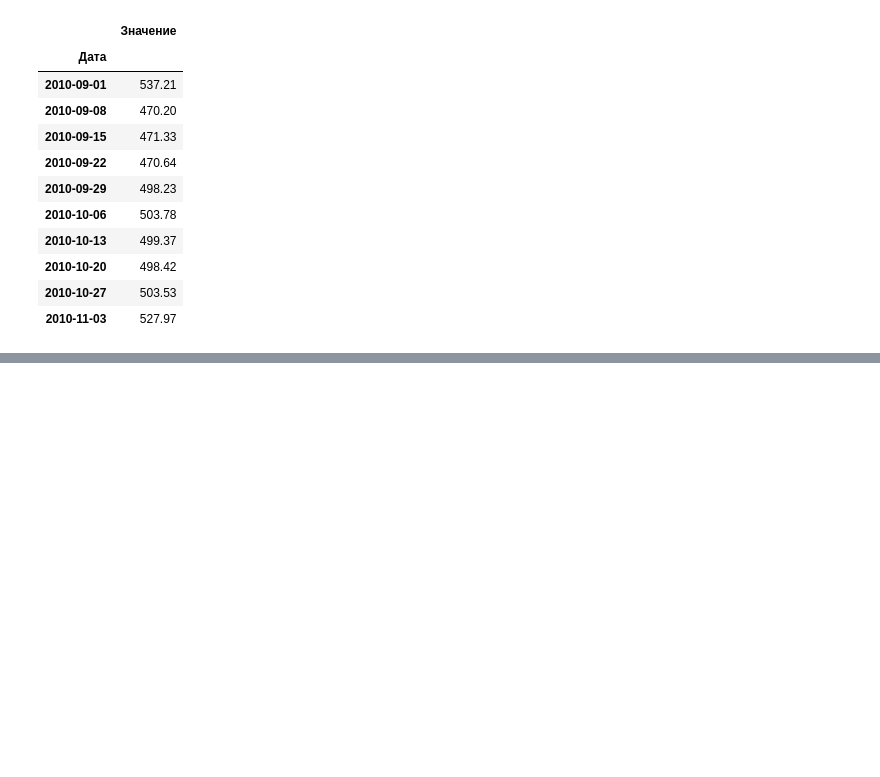
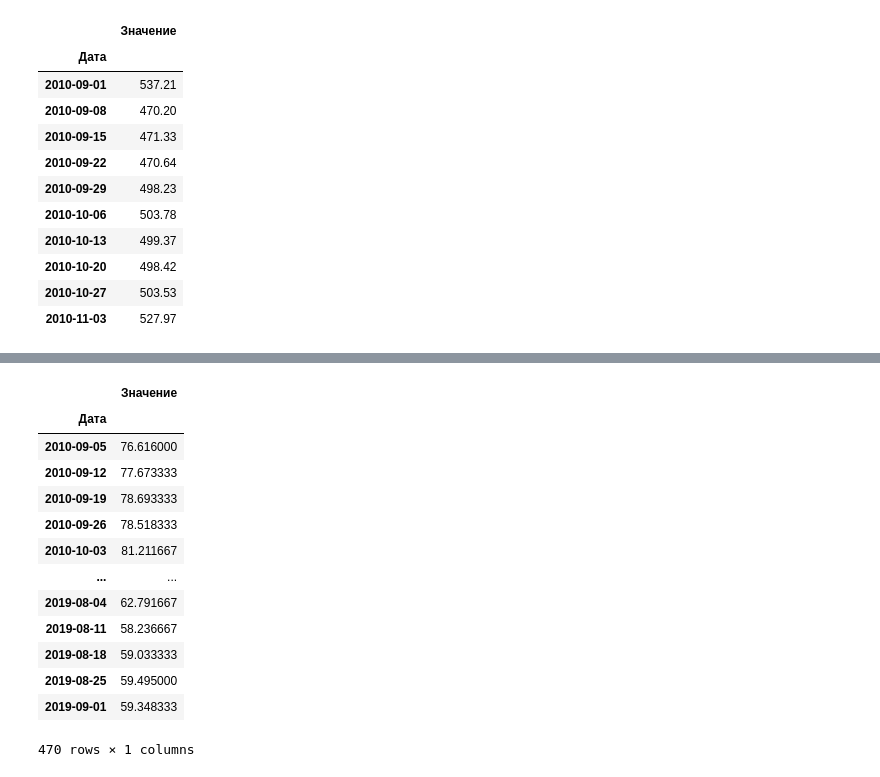
Before and after one commit to tefi007/Homework, a Jupyter notebook: Lesson_time_series/Lesson_1/Lesson_1_time_series.ipynb, the cells around one changed output, grey strips where cells are left out. Cells and saved outputs as stored; diff of their text form; code cells hidden in the pictures; blank space fills up the shorter version.

```diff
--- a/Lesson_time_series/Lesson_1/Lesson_1_time_series.ipynb
+++ b/Lesson_time_series/Lesson_1/Lesson_1_time_series.ipynb
@@ -224,0 +245,17 @@ Text(0.5, 1.0, 'Выборка по месяцам')
+# %%
+brent_data.resample("w").mean()
+# %% [output]
+|  | Значение |
+| Дата |  |
+| 2010-09-05 | 76.616000 |
+| 2010-09-12 | 77.673333 |
+| 2010-09-19 | 78.693333 |
+| 2010-09-26 | 78.518333 |
+| 2010-10-03 | 81.211667 |
+| ... | ... |
+| 2019-08-04 | 62.791667 |
+| 2019-08-11 | 58.236667 |
+| 2019-08-18 | 59.033333 |
+| 2019-08-25 | 59.495000 |
+| 2019-09-01 | 59.348333 |
+470 rows × 1 columns
```
Also changed, not shown: parts of 5 cells of this notebook.
